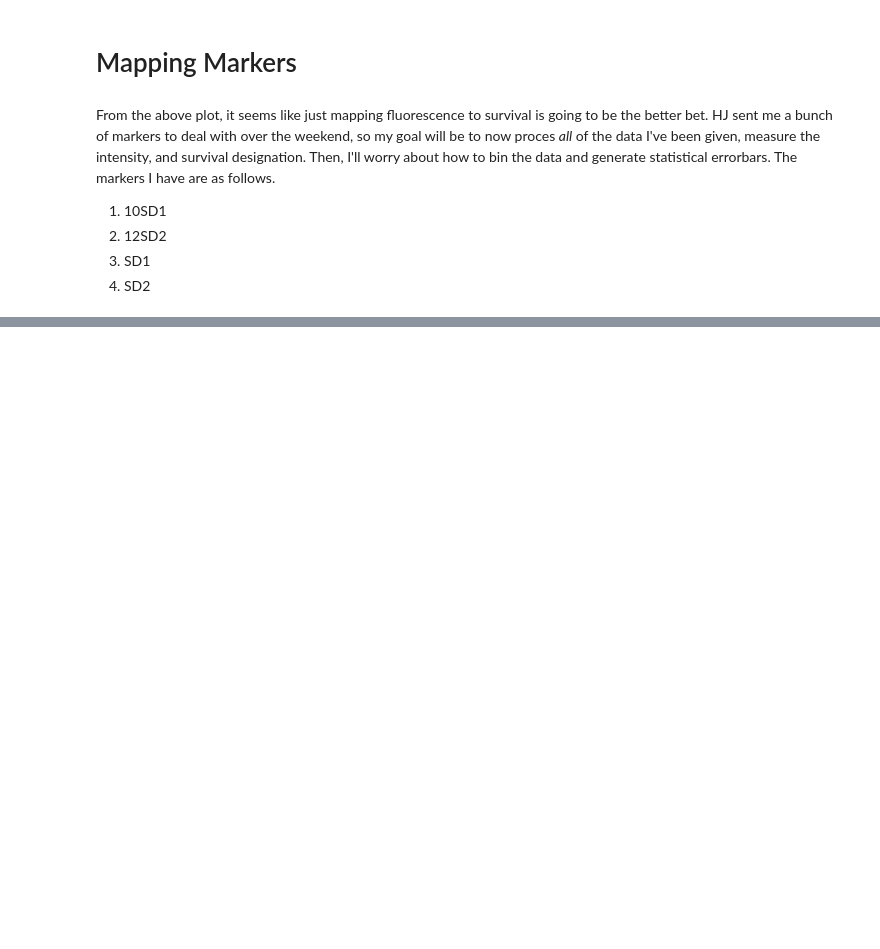
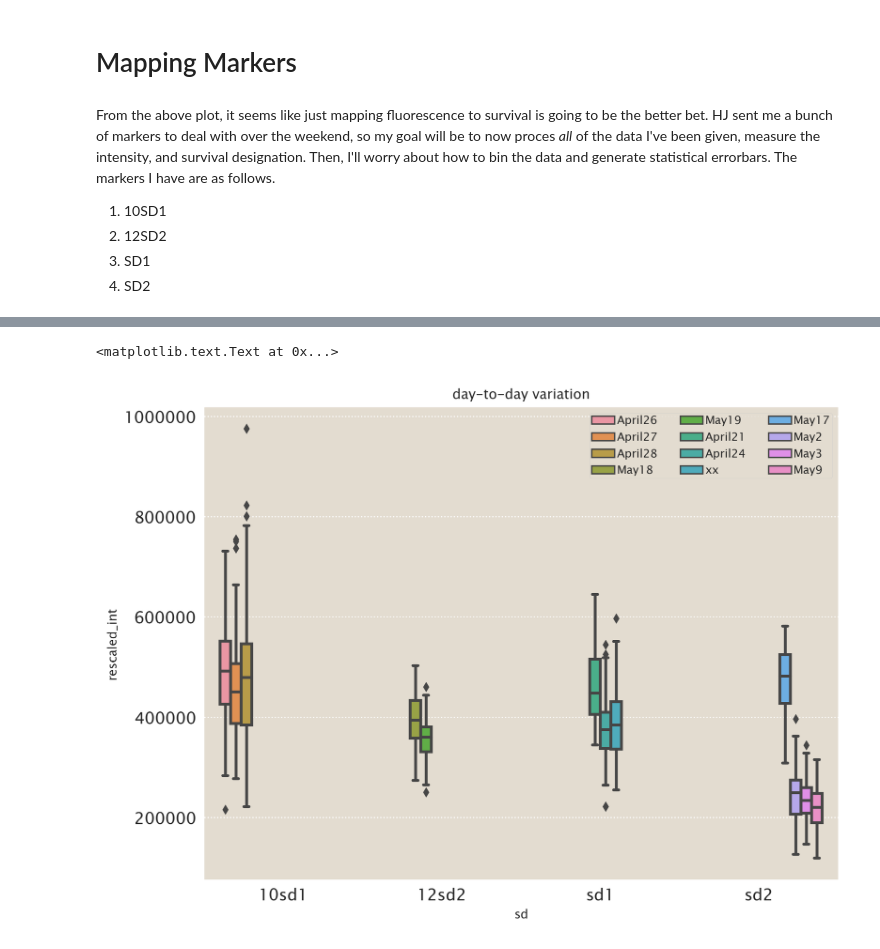
Before and after one commit to RPGroup-PBoC/mscl_survival, a Jupyter notebook: processing_through_201707.ipynb, the cells around one changed output, grey strips where cells are left out. Cells and saved outputs as stored; diff of their text form; code cells hidden in the pictures; blank space fills up the shorter version.

```diff
--- a/processing_through_201707.ipynb
+++ b/processing_through_201707.ipynb
@@ -766,0 +778,11 @@ os.path.isdir?
+# %%
+data = pd.read_csv('data/201707_processed_markers.csv')
+data.loc[data['sd'] == 'sd1_nostack', 'sd'] = 'sd1'
+# Translate the distances to microns.
+data['dist'] = data['dist'] * ip_dist
+# Correct for inequal exposures.
+max_exp = data['exposure_ms'].unique().max()
+data['sub_int'] = data['intensity'] - data['mean_bg']
+data['rescaled_int'] = data['sub_int'] * max_exp / data['exposure_ms']
+# data.set_value(data.loc[data['sd'] == 'sd1_nostack']['sd'] = 'sd1'
+# data.to_csv('data/201707_processed_markers.csv', index=False)
@@ -766,0 +812,7 @@ os.path.isdir?
+# %%
+sns.boxplot(x='sd', y='rescaled_int', hue='date', data=data)
+plt.legend(ncol=3)
+plt.title('day-to-day variation')
+# %% [output]
+<matplotlib.text.Text at 0x...>
+[figure, added]
```
Also changed, not shown: parts of 19 cells of this notebook.
